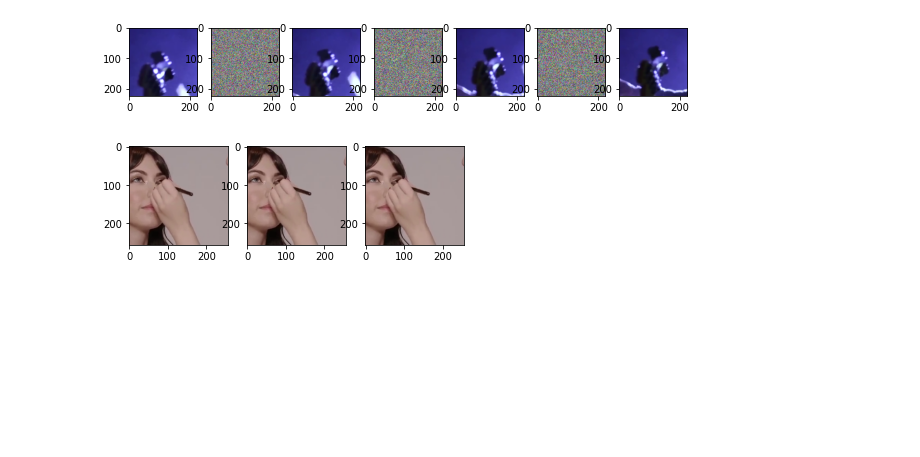
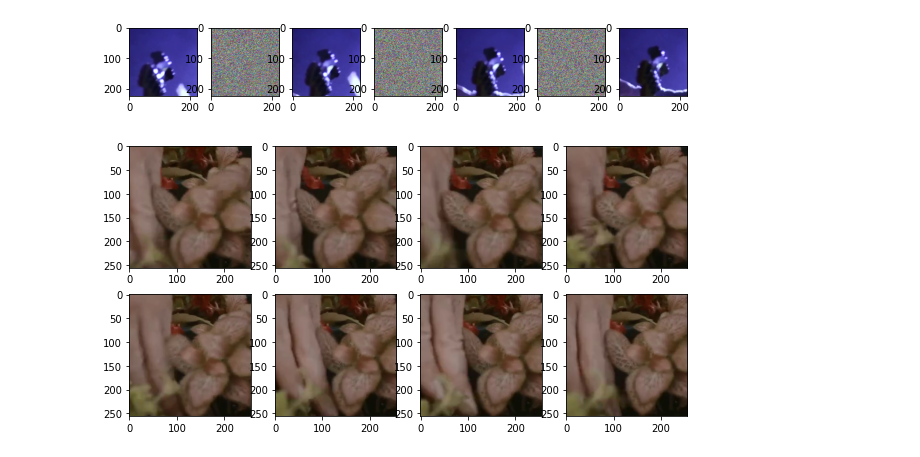
Before and after one commit to Tzu-Ti/multi-interpolation-pytorch, a Jupyter notebook: Untitled.ipynb, the cells around one changed output. Cells and saved outputs as stored; diff of their text form; code cells hidden in the pictures; blank space fills up the shorter version.

```diff
--- a/Untitled.ipynb
+++ b/Untitled.ipynb
@@ -41,7 +42,7 @@ def process_command():
         '--valid_data_paths', 'videolist/Vimeo90K/test_list.txt',
         '--gen_frm_dir', '../MVFI_output/results/test',
         '--model_name', 'BiLSTM',
-        '--seq_length', '23',
+        '--seq_length', '7',
         '--img_size', '224',
         '--img_channel', '3',
         '--num_hidden', '32,32,32,32',
@@ -106,6 +108,6 @@ torch.Size([32, 7, 3, 224, 224])
 # %%
 import imageio
-filepath = "../data/vimeo90K_Done/3384/0010"
+filepath = "../data/vimeo90K_Done/0458/0036"
 filenames = []
 for i in range(30):
     filenames.append(os.path.join(filepath, '{}.png'.format(i+1)))
@@ -127,14 +123,15 @@ for vid_path, seq, seq_gt in valid_loader:
 import os
 import matplotlib.pyplot as plt
 # %%
-path = '../data/vimeo90K_Done/3197/0031'
-for i in range(3):
-    ipath = os.path.join(path, '{}.png'.format(i+1))
+path = '../data/vimeo90K_Done/3301/0009'
+plt.figure(figsize=(10, 5))
+for i in range(8):
+    ipath = os.path.join(path, '{}.png'.format(i+3))
     img = plt.imread(ipath)
-    plt.subplot(1, 3, i+1)
+    plt.subplot(2, 4, i+1)
     plt.imshow(img)
 # %% [output]
-[figure, old version]
+[figure, new version]
 # %%
 import shutil
 shutil.rmtree(path)
```
Also changed, not shown: parts of 6 cells of this notebook, 6 other files.
